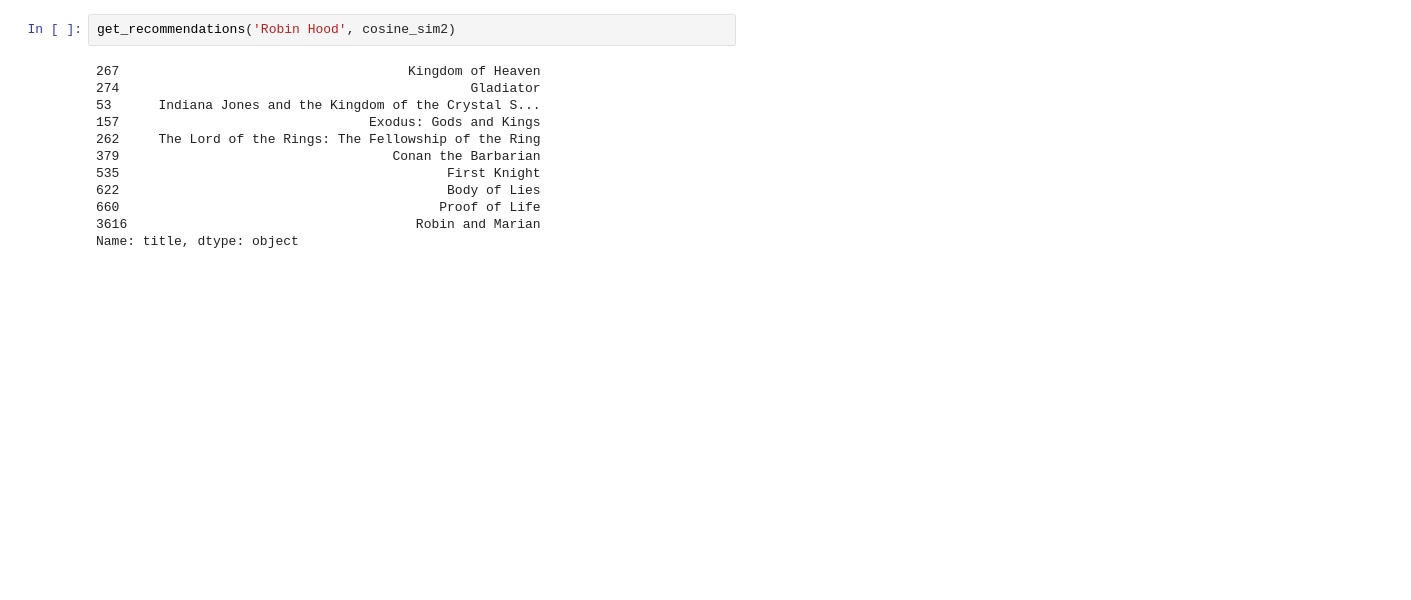
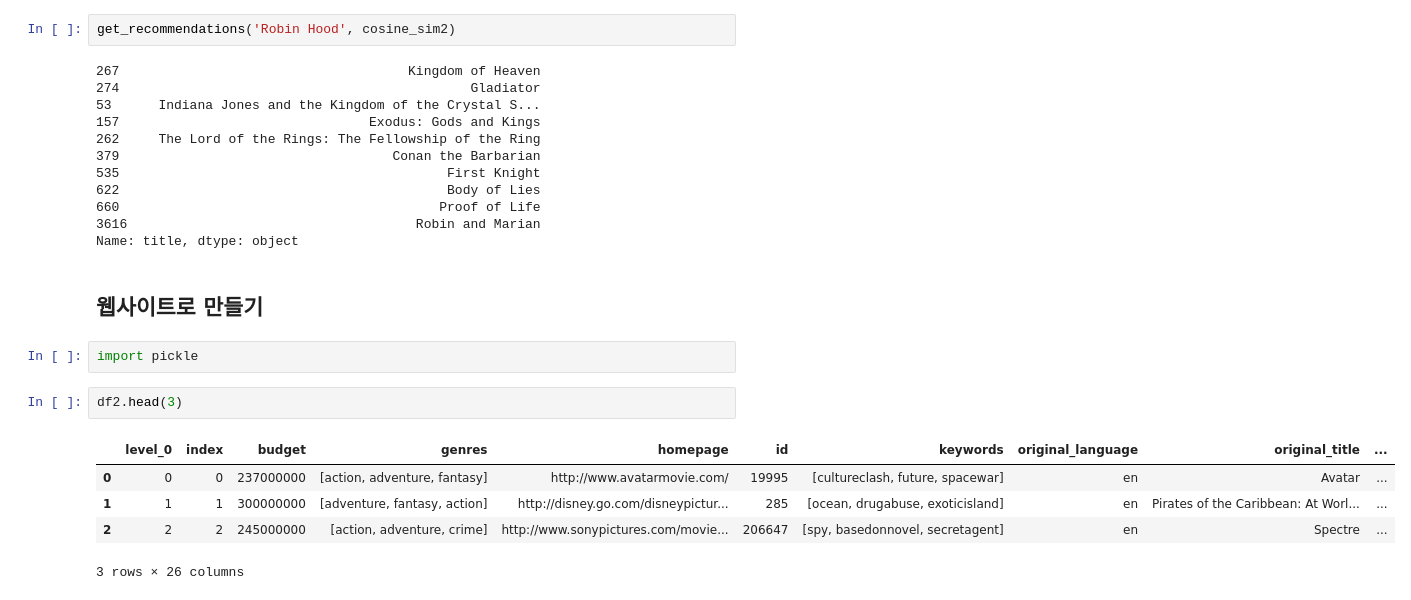
Before and after one commit to haileychoii/Movie_Recommendation, a Jupyter notebook: ml_nado_practice/lab/movie_recommed_p.ipynb, the cells around one changed output. Drawn from its saved outputs; the diff is of its cells as text; blank space fills up the shorter version.

```diff
--- a/ml_nado_practice/lab/movie_recommed_p.ipynb
+++ b/ml_nado_practice/lab/movie_recommed_p.ipynb
@@ -649,3 +649,16 @@ get_recommendations('Robin Hood', cosine_sim2)
 660                                         Proof of Life
 3616                                     Robin and Marian
 Name: title, dtype: object
+# %% [markdown]
+
+## 웹사이트로 만들기
+# %%
+import pickle
+# %%
+df2.head(3)
+# %% [output]
+|  | level_0 | index | budget | genres | homepage | id | keywords | original_language | original_title | ... |
+| 0 | 0 | 0 | 237000000 | [action, adventure, fantasy] | http://www.avatarmovie.com/ | 19995 | [cultureclash, future, spacewar] | en | Avatar | ... |
+| 1 | 1 | 1 | 300000000 | [adventure, fantasy, action] | http://disney.go.com/disneypictur... | 285 | [ocean, drugabuse, exoticisland] | en | Pirates of the Caribbean: At Worl... | ... |
+| 2 | 2 | 2 | 245000000 | [action, adventure, crime] | http://www.sonypictures.com/movie... | 206647 | [spy, basedonnovel, secretagent] | en | Spectre | ... |
+3 rows × 26 columns
```
Also changed, not shown: parts of 3 cells of this notebook.
